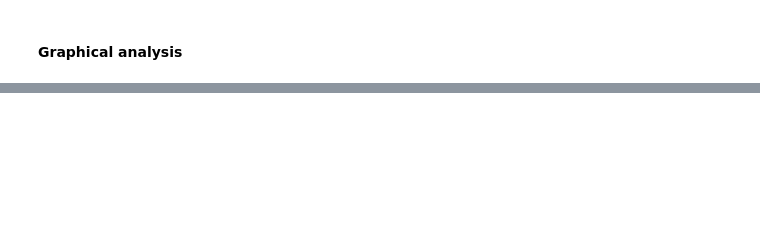
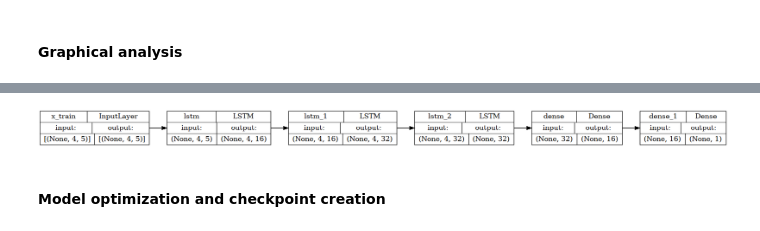
Before and after one commit to mickaelosvaldo1999/Exploring-LSTM-for-Bitcoin-Price-Prediction, a Jupyter notebook: BTC-Analysis.ipynb, the cells around one changed output, grey strips where cells are left out. Cells and saved outputs as stored; diff of their text form; code cells hidden in the pictures; blank space fills up the shorter version.

```diff
--- a/BTC-Analysis.ipynb
+++ b/BTC-Analysis.ipynb
@@ -76,0 +110,22 @@ ax.fig.suptitle("Pairplot of all variables", y=1.08)
+# %%
+data_scaled = data.copy()
+data_scaled.drop('timestamp', axis=1, inplace=True)
+
+#scaler inputs
+scaler_volrisk = MinMaxScaler(feature_range=(0,1))
+scaler_volsafe = MinMaxScaler(feature_range=(0,1))
+scaler_traderisk = MinMaxScaler(feature_range=(0,1))
+scaler_tradesafe = MinMaxScaler(feature_range=(0,1))
+scaler_price = MinMaxScaler(feature_range=(0,1))
+
+volrisk_scaled = np.array(data["volumeRisky"]).copy()
+volsafe_scaled = np.array(data["volumeSafe"]).copy()
+traderisk_scaled = np.array(data["tradesRisky"]).copy()
+tradesafe_scaled = np.array(data["tradesSafe"]).copy()
+price_scaled = np.array(data["price"]).copy()
+
+data_scaled['volumeRisky'] = scaler_volrisk.fit_transform(volrisk_scaled.reshape(-1,1)).flatten()
+data_scaled['volumeSafe'] = scaler_volsafe.fit_transform(volsafe_scaled.reshape(-1,1)).flatten()
+data_scaled['tradesRisky'] = scaler_traderisk.fit_transform(traderisk_scaled.reshape(-1,1)).flatten()
+data_scaled['tradesSafe'] = scaler_tradesafe.fit_transform(tradesafe_scaled.reshape(-1,1)).flatten()
+data_scaled['price'] = scaler_price.fit_transform(price_scaled.reshape(-1,1)).flatten()
@@ -76,0 +150,16 @@ ax.fig.suptitle("Pairplot of all variables", y=1.08)
+# %%
+x_names = data_scaled.columns.to_list()
+y_names = data_scaled.columns[4:5].to_list()
+# %%
+x_frames = []
+y_frames = []
+for i in range(0, (len(data_scaled) - WINDOW_SIZE)):
+
+    x_frame = data_scaled.loc[i:(i+WINDOW_SIZE-1),x_names].to_numpy()
+    x_frames.append(x_frame)
+
+    y_frame = data_scaled.loc[i+WINDOW_SIZE, y_names].to_numpy()
+    y_frames.append(y_frame)
+
+x_frames = np.array(x_frames)
+y_frames = np.array(y_frames)
@@ -76,0 +283,6 @@ ax.fig.suptitle("Pairplot of all variables", y=1.08)
+# %%
+plot_model(model_trained, show_shapes=True, show_layer_names=True, rankdir="LR")
+# %% [output]
+[figure, added]
+# %% [markdown]
+#### Model optimization and checkpoint creation
```
Also changed, not shown: parts of 33 cells of this notebook, 10 other files.
